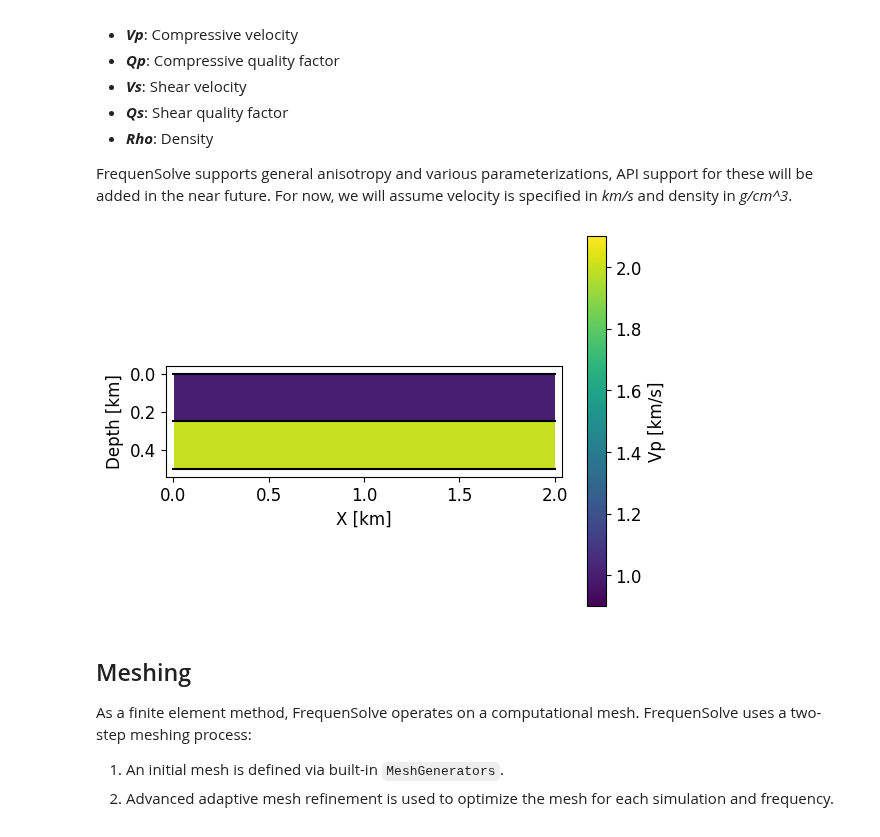
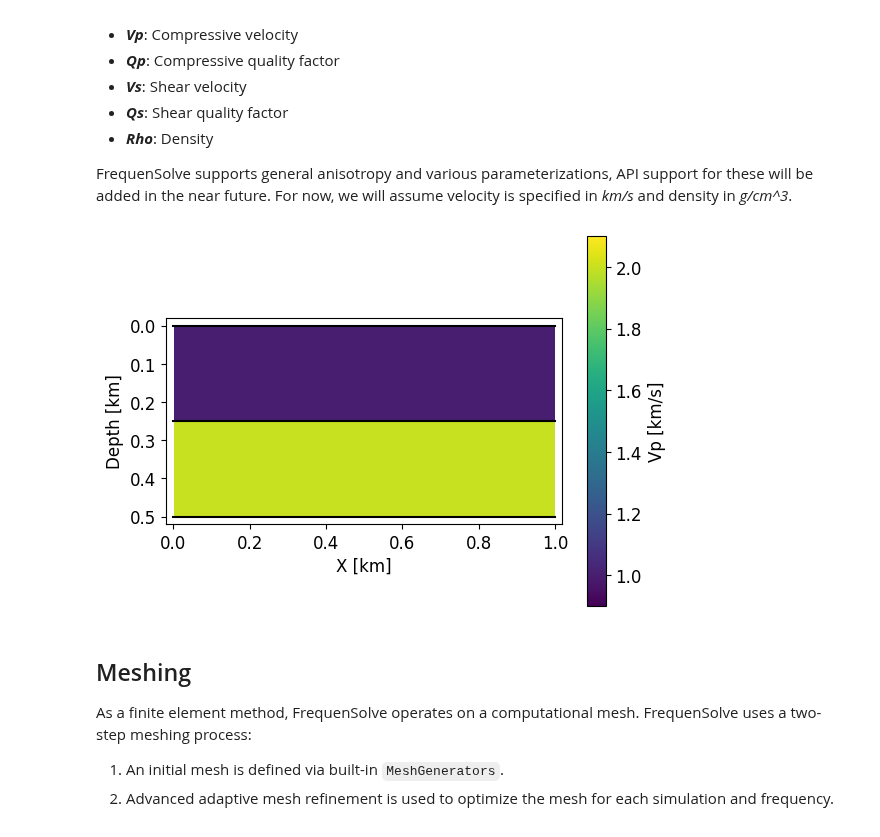
Before and after one commit to FrequenSol/FrequenSolve, a Jupyter notebook: examples/ex01_simple.ipynb, the cells around one changed output. Cells and saved outputs as stored; diff of their text form; code cells hidden in the pictures.

```diff
--- a/examples/ex01_simple.ipynb
+++ b/examples/ex01_simple.ipynb
@@ -54,34 +52,34 @@ FrequenSolve supports general anisotropy and various parameterizations, API supp
 # %%
 # New 2D layered model over interval x in [0,1]
 model = LayeredModel(
     dimension = 2,
-    x_limits = [0.0, 2.0]
+    x_limits = [0.0, 1.0]
 )
 
 model.add_surface(name = "top", z = 0.0)
 
 model.add_layer(
     name = "layer_1",
     properties = {
         "Vp" : 1.0,
         "Rho": 1.0
     }
 )
 model.add_surface(name = "interface", z = 0.25)
 
 model.add_layer(
     name = "layer_2",
     properties = {
         "Vp" : 2.0,
         "Rho": 1.0
     }
 )
 model.add_surface(name = "bottom", z = 0.5)
 
 model.plot("Vp", aspect = "equal")
 sim += model
 # %% [output]
-[figure, old version]
+[figure, new version]
 # %% [markdown]
 ## Meshing
 
```
Also changed, not shown: parts of 4 cells of this notebook, 4 other files.
